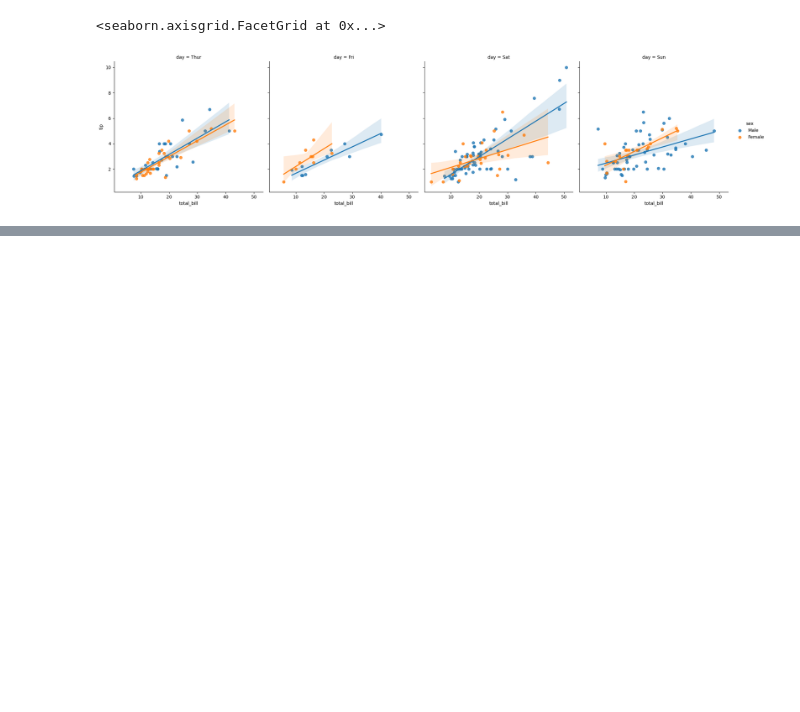
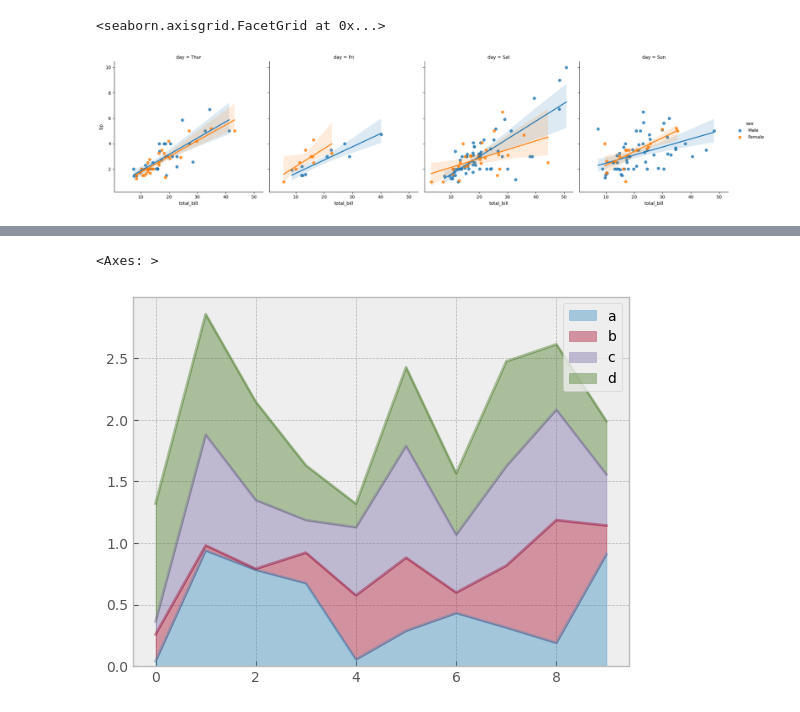
Before and after one commit to harikrishnad1997/Python-Training-experiments, a Jupyter notebook: Basics-Dataviz.ipynb, the cells around one changed output, grey strips where cells are left out. Saved outputs shown, nothing was run; the diff lists cells and outputs as text; code cells hidden in the pictures; blank space fills up the shorter version.

```diff
--- a/Basics-Dataviz.ipynb
+++ b/Basics-Dataviz.ipynb
@@ -449,0 +470,5 @@ sns.lmplot(x='total_bill',y='tip',data=tips,col='day',hue='sex')
+# %%
+df2.plot.area(alpha=0.4)
+# %% [output]
+<Axes: >
+[figure, added]
```
Also changed, not shown: parts of 13 cells of this notebook, 2 other files.
